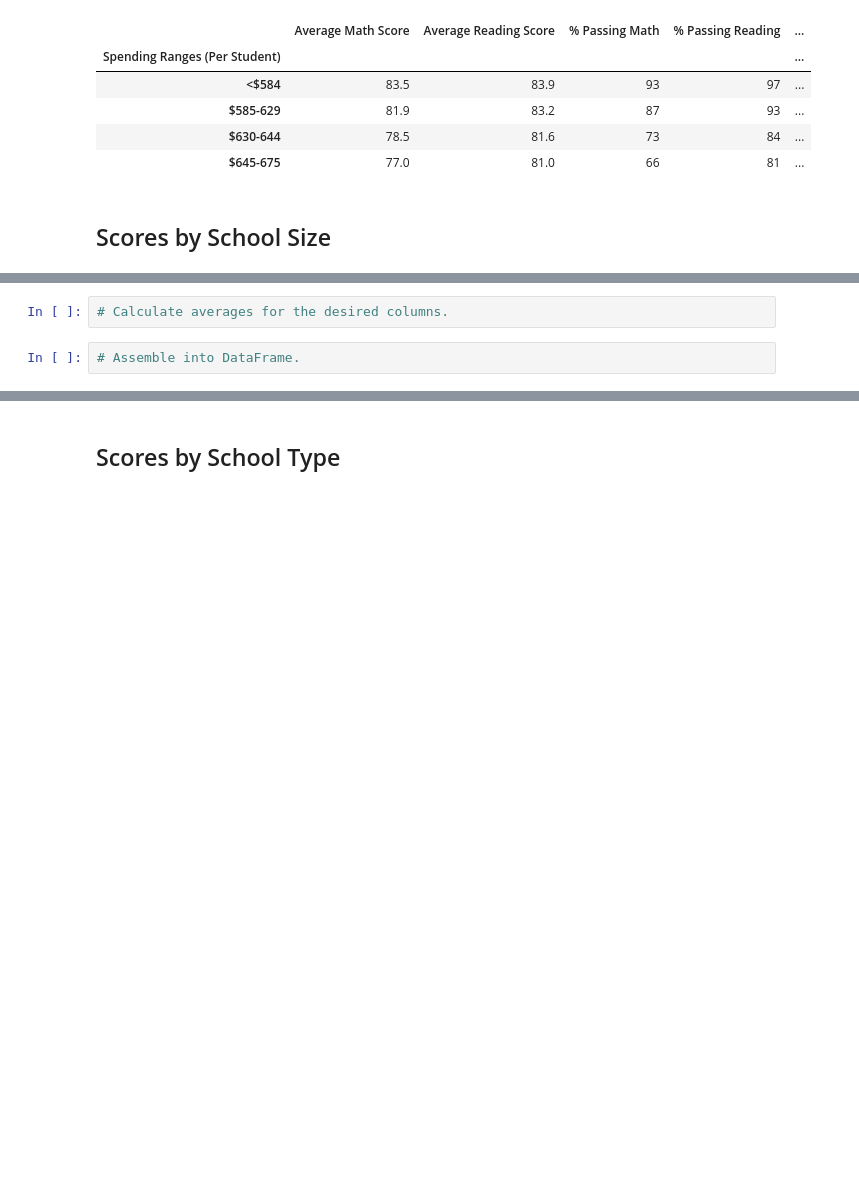
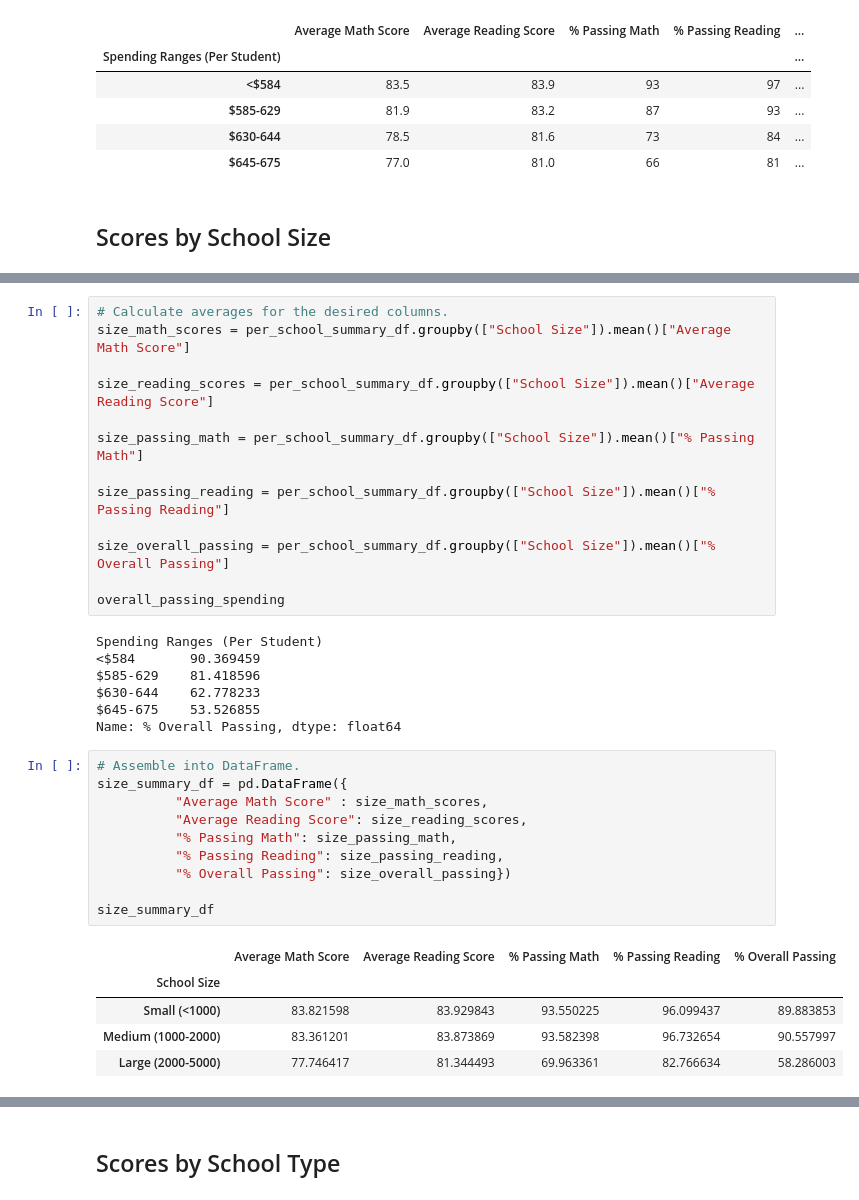
Before and after one commit to sffriesen/School_District_Analysis, a Jupyter notebook: PyCitySchools_Challenge.ipynb, the cells around one changed output, grey strips where cells are left out. Drawn from its saved outputs; the diff is of its cells as text; blank space fills up the shorter version.

```diff
--- a/PyCitySchools_Challenge.ipynb
+++ b/PyCitySchools_Challenge.ipynb
@@ -580,6 +592,38 @@ spending_summary_df
 # %%
 # Calculate averages for the desired columns.
+size_math_scores = per_school_summary_df.groupby(["School Size"]).mean()["Average Math Score"]
+
+size_reading_scores = per_school_summary_df.groupby(["School Size"]).mean()["Average Reading Score"]
+
+size_passing_math = per_school_summary_df.groupby(["School Size"]).mean()["% Passing Math"]
+
+size_passing_reading = per_school_summary_df.groupby(["School Size"]).mean()["% Passing Reading"]
+
+size_overall_passing = per_school_summary_df.groupby(["School Size"]).mean()["% Overall Passing"]
+
+overall_passing_spending
+# %% [output]
+Spending Ranges (Per Student)
+<$584       90.369459
+$585-629    81.418596
+$630-644    62.778233
+$645-675    53.526855
+Name: % Overall Passing, dtype: float64
 # %%
 # Assemble into DataFrame.
+size_summary_df = pd.DataFrame({
+          "Average Math Score" : size_math_scores,
+          "Average Reading Score": size_reading_scores,
+          "% Passing Math": size_passing_math,
+          "% Passing Reading": size_passing_reading,
+          "% Overall Passing": size_overall_passing})
+
+size_summary_df
+# %% [output]
+|  | Average Math Score | Average Reading Score | % Passing Math | % Passing Reading | % Overall Passing |
+| School Size |  |  |  |  |  |
+| Small (<1000) | 83.821598 | 83.929843 | 93.550225 | 96.099437 | 89.883853 |
+| Medium (1000-2000) | 83.361201 | 83.873869 | 93.582398 | 96.732654 | 90.557997 |
+| Large (2000-5000) | 77.746417 | 81.344493 | 69.963361 | 82.766634 | 58.286003 |
 # %%
 # Format the DataFrame
```
Also changed, not shown: parts of 2 cells of this notebook.
